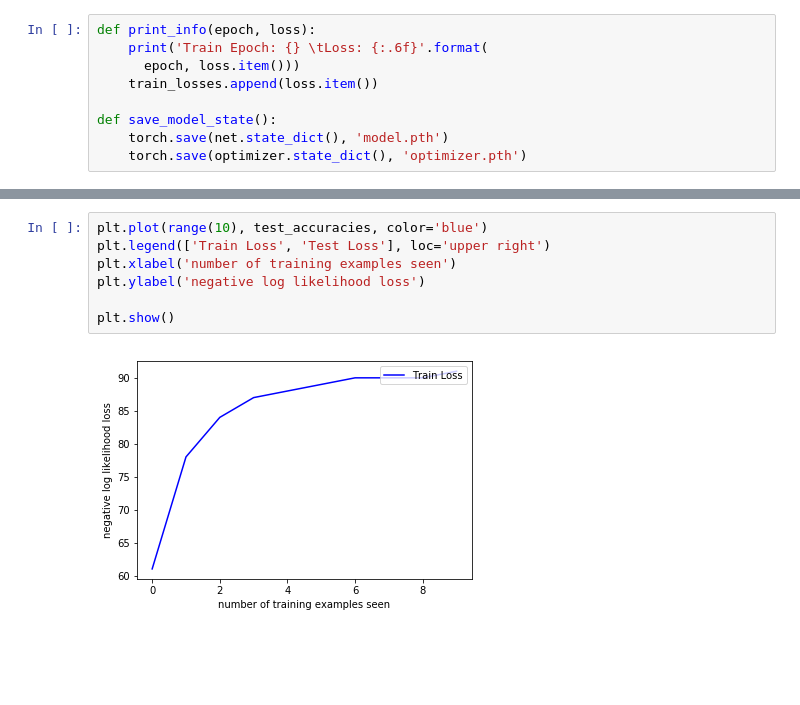
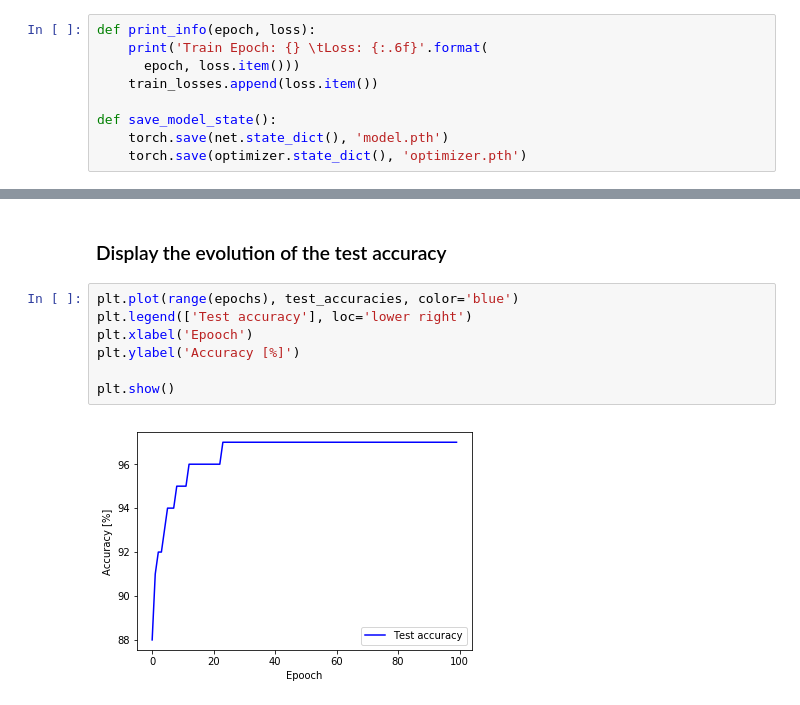
Before and after one commit to renaud-florquin/hands_on_AI, a Jupyter notebook: Intro2_pytorch.ipynb, the cells around one changed output, grey strips where cells are left out. Cells and saved outputs as stored; diff of their text form; blank space fills up the shorter version.

```diff
--- a/Intro2_pytorch.ipynb
+++ b/Intro2_pytorch.ipynb
@@ -162,9 +172,11 @@ Test set: Avg. loss: 0.3065, Accuracy: 9113/10000 (91%)
+# %% [markdown]
+### Display the evolution of the test accuracy
 # %%
-plt.plot(range(10), test_accuracies, color='blue')
-plt.legend(['Train Loss', 'Test Loss'], loc='upper right')
-plt.xlabel('number of training examples seen')
-plt.ylabel('negative log likelihood loss')
+plt.plot(range(epochs), test_accuracies, color='blue')
+plt.legend(['Test accuracy'], loc='lower right')
+plt.xlabel('Epooch')
+plt.ylabel('Accuracy [%]')
 
 plt.show()
 # %% [output]
-[figure, old version]
+[figure, new version]
```
Also changed, not shown: parts of 13 cells of this notebook.
